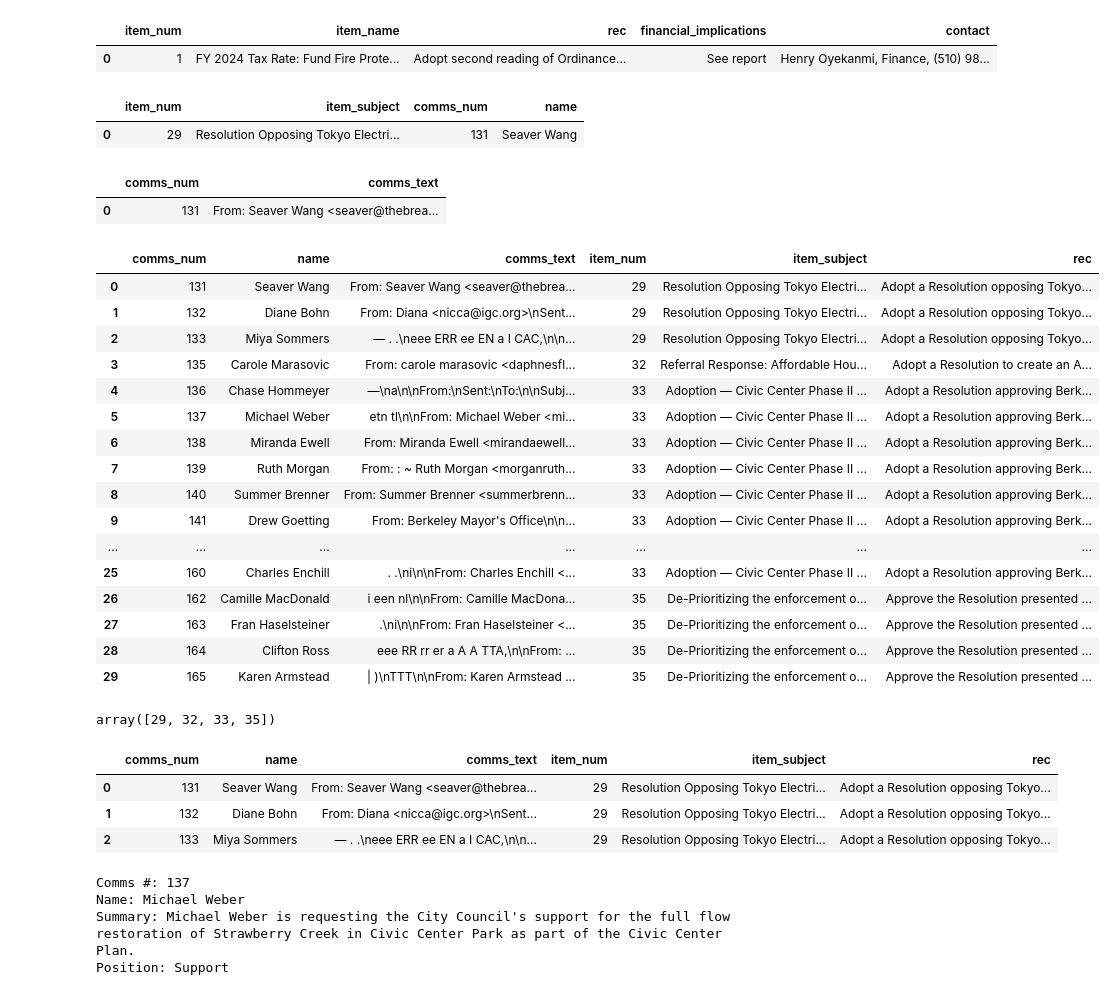
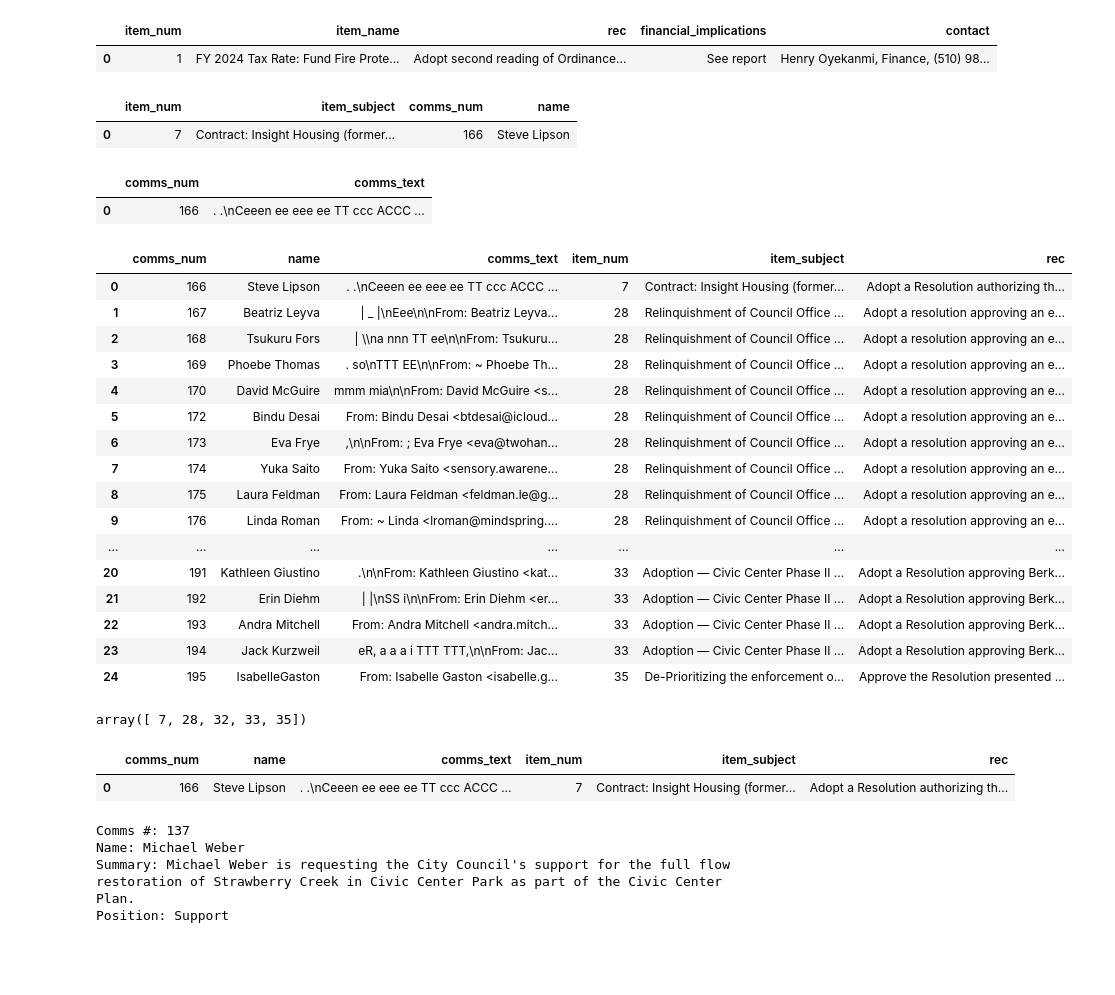
Before and after one commit to jellomoat/pubcomm, a Jupyter notebook: analysis_prep__synthesizing_comms.ipynb, the cells around one changed output. Drawn from its saved outputs; the diff is of its cells as text; code cells hidden in the pictures; blank space fills up the shorter version.

```diff
--- a/analysis_prep__synthesizing_comms.ipynb
+++ b/analysis_prep__synthesizing_comms.ipynb
@@ -6,8 +6,8 @@ from tqdm import tqdm
 tqdm.pandas()
 # %%
 agenda_items_df = pd.read_csv("./agenda_items_071123b.csv", index_col=0)
-item_speakers_df = pd.read_csv("./item_speakers_set_2.csv", index_col=0)
-comms_content_df = pd.read_csv("./comms_content_2.csv", index_col=0)
+item_speakers_df = pd.read_csv("./item_speakers_set_3.csv", index_col=0)
+comms_content_df = pd.read_csv("./comms_content_3.csv", index_col=0)
 # %%
 agenda_items_df.head(1)
 # %% [output]
@@ -17,48 +17,47 @@ agenda_items_df.head(1)
 item_speakers_df.head(1)
 # %% [output]
 |  | item_num | item_subject | comms_num | name |
-| 0 | 29 | Resolution Opposing Tokyo Electri... | 131 | Seaver Wang |
+| 0 | 7 | Contract: Insight Housing (former... | 166 | Steve Lipson |
 # %%
 comms_content_df.head(1)
 # %% [output]
 |  | comms_num | comms_text |
-| 0 | 131 | From: Seaver Wang <seaver@thebrea... |
+| 0 | 166 | . .\nCeeen ee eee ee TT ccc ACCC ... |
 # %%
 item_comms_df = pd.merge(
-    left=item_speakers_df, right=agenda_items_df[["rec", "item_num"]], on="item_num", left_index=False, right_index=False)
+    left=item_speakers_df, right=agenda_items_df[["rec", "item_num"]], on="item_num",
+    left_index=False, right_index=False)
 item_comms_speaker_df = pd.merge(
     left=item_comms_df, right=comms_content_df, on="comms_num", left_index=False, right_index=False
 )[["comms_num", "name", "comms_text", "item_num", "item_subject", "rec"]]
 item_comms_speaker_df
 # %% [output]
 |  | comms_num | name | comms_text | item_num | item_subject | rec |
-| 0 | 131 | Seaver Wang | From: Seaver Wang <seaver@thebrea... | 29 | Resolution Opposing Tokyo Electri... | Adopt a Resolution opposing Tokyo... |
-| 1 | 132 | Diane Bohn | From: Diana <nicca@igc.org>\nSent... | 29 | Resolution Opposing Tokyo Electri... | Adopt a Resolution opposing Tokyo... |
-| 2 | 133 | Miya Sommers | — . .\neee ERR ee EN a I CAC,\n\n... | 29 | Resolution Opposing Tokyo Electri... | Adopt a Resolution opposing Tokyo... |
-| 3 | 135 | Carole Marasovic | From: carole marasovic <daphnesfl... | 32 | Referral Response: Affordable Hou... | Adopt a Resolution to create an A... |
-| 4 | 136 | Chase Hommeyer | —\na\n\nFrom:\nSent:\nTo:\n\nSubj... | 33 | Adoption — Civic Center Phase II ... | Adopt a Resolution approving Berk... |
-| 5 | 137 | Michael Weber | etn tl\n\nFrom: Michael Weber <mi... | 33 | Adoption — Civic Center Phase II ... | Adopt a Resolution approving Berk... |
-| 6 | 138 | Miranda Ewell | From: Miranda Ewell <mirandaewell... | 33 | Adoption — Civic Center Phase II ... | Adopt a Resolution approving Berk... |
-| 7 | 139 | Ruth Morgan | From: : ~ Ruth Morgan <morganruth... | 33 | Adoption — Civic Center Phase II ... | Adopt a Resolution approving Berk... |
-| 8 | 140 | Summer Brenner | From: Summer Brenner <summerbrenn... | 33 | Adoption — Civic Center Phase II ... | Adopt a Resolution approving Berk... |
-| 9 | 141 | Drew Goetting | From: Berkeley Mayor's Office\n\n... | 33 | Adoption — Civic Center Phase II ... | Adopt a Resolution approving Berk... |
+| 0 | 166 | Steve Lipson | . .\nCeeen ee eee ee TT ccc ACCC ... | 7 | Contract: Insight Housing (former... | Adopt a Resolution authorizing th... |
+| 1 | 167 | Beatriz Leyva | | _ |\nEee\n\nFrom: Beatriz Leyva... | 28 | Relinquishment of Council Office ... | Adopt a resolution approving an e... |
+| 2 | 168 | Tsukuru Fors | | \\na nnn TT ee\n\nFrom: Tsukuru... | 28 | Relinquishment of Council Office ... | Adopt a resolution approving an e... |
+| 3 | 169 | Phoebe Thomas | . so\nTTT EE\n\nFrom: ~ Phoebe Th... | 28 | Relinquishment of Council Office ... | Adopt a resolution approving an e... |
+| 4 | 170 | David McGuire | mmm mia\n\nFrom: David McGuire <s... | 28 | Relinquishment of Council Office ... | Adopt a resolution approving an e... |
+| 5 | 172 | Bindu Desai | From: Bindu Desai <btdesai@icloud... | 28 | Relinquishment of Council Office ... | Adopt a resolution approving an e... |
+| 6 | 173 | Eva Frye | ,\n\nFrom: ; Eva Frye <eva@twohan... | 28 | Relinquishment of Council Office ... | Adopt a resolution approving an e... |
+| 7 | 174 | Yuka Saito | From: Yuka Saito <sensory.awarene... | 28 | Relinquishment of Council Office ... | Adopt a resolution approving an e... |
+| 8 | 175 | Laura Feldman | From: Laura Feldman <feldman.le@g... | 28 | Relinquishment of Council Office ... | Adopt a resolution approving an e... |
+| 9 | 176 | Linda Roman | From: ~ Linda <lroman@mindspring.... | 28 | Relinquishment of Council Office ... | Adopt a resolution approving an e... |
 | ... | ... | ... | ... | ... | ... | ... |
-| 25 | 160 | Charles Enchill | . .\ni\n\nFrom: Charles Enchill <... | 33 | Adoption — Civic Center Phase II ... | Adopt a Resolution approving Berk... |
-| 26 | 162 | Camille MacDonald | i een nl\n\nFrom: Camille MacDona... | 35 | De-Prioritizing the enforcement o... | Approve the Resolution presented ... |
-| 27 | 163 | Fran Haselsteiner | .\ni\n\nFrom: Fran Haselsteiner <... | 35 | De-Prioritizing the enforcement o... | Approve the Resolution presented ... |
-| 28 | 164 | Clifton Ross | eee RR rr er a A A TTA,\n\nFrom: ... | 35 | De-Prioritizing the enforcement o... | Approve the Resolution presented ... |
-| 29 | 165 | Karen Armstead | | )\nTTT\n\nFrom: Karen Armstead ... | 35 | De-Prioritizing the enforcement o... | Approve the Resolution presented ... |
+| 20 | 191 | Kathleen Giustino | .\n\nFrom: Kathleen Giustino <kat... | 33 | Adoption — Civic Center Phase II ... | Adopt a Resolution approving Berk... |
+| 21 | 192 | Erin Diehm | | |\nSS i\n\nFrom: Erin Diehm <er... | 33 | Adoption — Civic Center Phase II ... | Adopt a Resolution approving Berk... |
+| 22 | 193 | Andra Mitchell | From: Andra Mitchell <andra.mitch... | 33 | Adoption — Civic Center Phase II ... | Adopt a Resolution approving Berk... |
+| 23 | 194 | Jack Kurzweil | eR, a a a i TTT TTT,\n\nFrom: Jac... | 33 | Adoption — Civic Center Phase II ... | Adopt a Resolution approving Berk... |
+| 24 | 195 | IsabelleGaston | From: Isabelle Gaston <isabelle.g... | 35 | De-Prioritizing the enforcement o... | Approve the Resolution presented ... |
 # %%
 item_comms_speaker_df["item_num"].unique()
 # %% [output]
-array([29, 32, 33, 35])
+array([ 7, 28, 32, 33, 35])
 # %%
-item_comms_speaker_df[item_comms_speaker_df["item_num"] == 29]
+item_comms_speaker_df[item_comms_speaker_df["item_num"] == 7]
 # %% [output]
 |  | comms_num | name | comms_text | item_num | item_subject | rec |
-| 0 | 131 | Seaver Wang | From: Seaver Wang <seaver@thebrea... | 29 | Resolution Opposing Tokyo Electri... | Adopt a Resolution opposing Tokyo... |
-| 1 | 132 | Diane Bohn | From: Diana <nicca@igc.org>\nSent... | 29 | Resolution Opposing Tokyo Electri... | Adopt a Resolution opposing Tokyo... |
-| 2 | 133 | Miya Sommers | — . .\neee ERR ee EN a I CAC,\n\n... | 29 | Resolution Opposing Tokyo Electri... | Adopt a Resolution opposing Tokyo... |
+| 0 | 166 | Steve Lipson | . .\nCeeen ee eee ee TT ccc ACCC ... | 7 | Contract: Insight Housing (former... | Adopt a Resolution authorizing th... |
 # %%
 #### TRYING TO BATCH
 #### THIS DID NOT YIELD GREAT RESULTS
```
Also changed, not shown: parts of 15 cells of this notebook, 8 other files.
